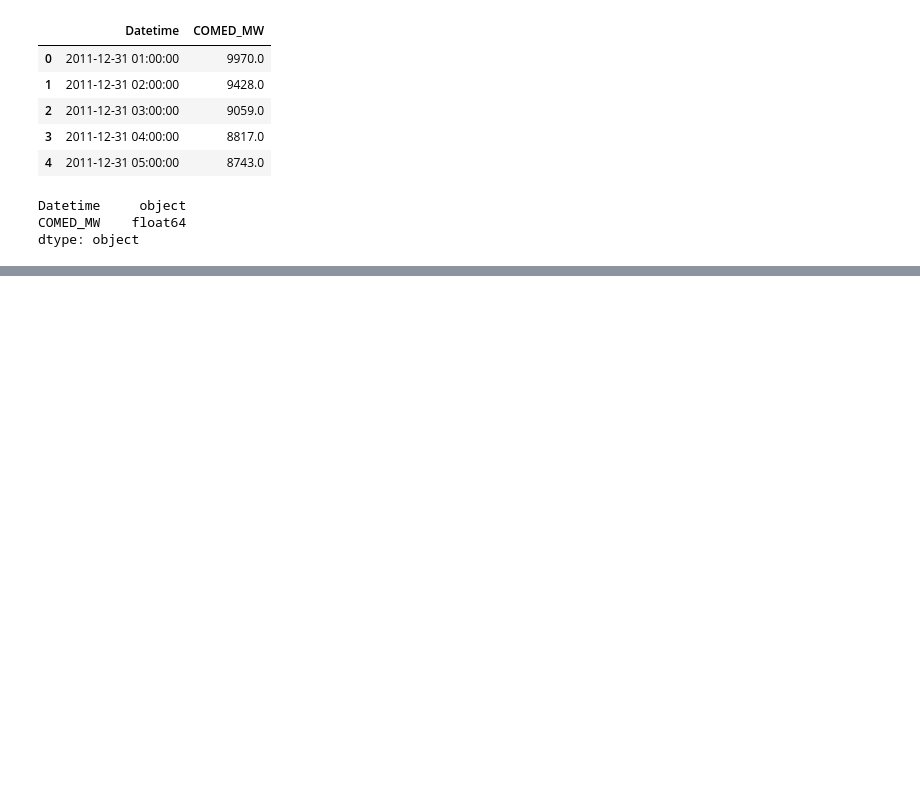
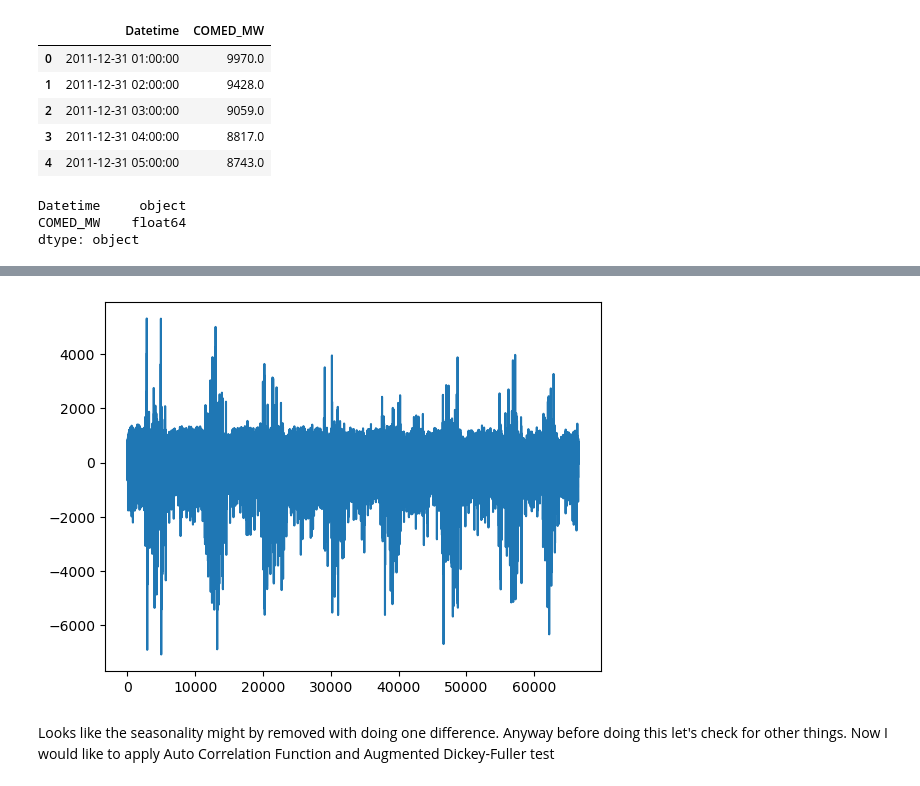
Before and after one commit to mariabaladuggimpudi/ml-practice, a Jupyter notebook: time_series/time_series_exploration.ipynb, the cells around one changed output, grey strips where cells are left out. Drawn from its saved outputs; the diff is of its cells as text; code cells hidden in the pictures; blank space fills up the shorter version.

```diff
--- a/time_series/time_series_exploration.ipynb
+++ b/time_series/time_series_exploration.ipynb
@@ -94,0 +113,12 @@ Thus may be the data is not stationary. Let's check with some more tests.
+# %%
+diff = []
+for i in range(1, df_comed.shape[0]):
+    diff.append((df_comed.iloc[i]['COMED_MW']) - (df_comed.iloc[i-1]['COMED_MW']))
+# %%
+plt.plot(diff)
+plt.show()
+# %% [output]
+[figure, added]
+# %% [markdown]
+Looks like the seasonality might by removed with doing one difference. Anyway before doing this let's check for other things.
+Now I would like to apply Auto Correlation Function and Augmented Dickey-Fuller test
```
Also changed, not shown: parts of 10 cells of this notebook.
